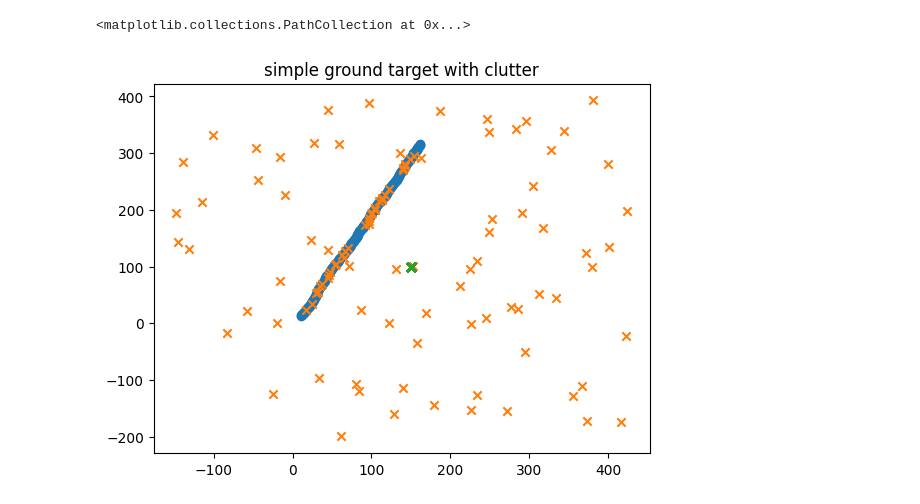
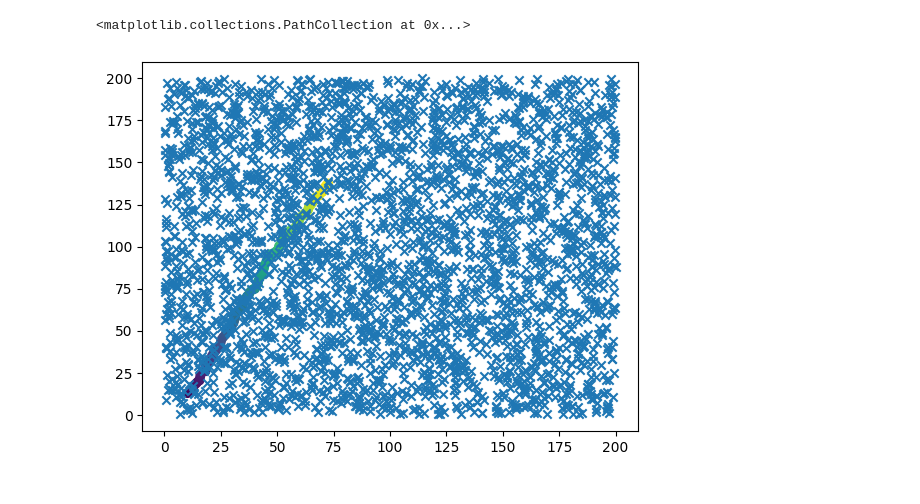
Before and after one commit to eholmgre/tda, a Jupyter notebook: notebook/oracle_single_target_clutter.ipynb, the cells around one changed output. Drawn from its saved outputs; the diff is of its cells as text; code cells hidden in the pictures.

```diff
--- a/notebook/oracle_single_target_clutter.ipynb
+++ b/notebook/oracle_single_target_clutter.ipynb
@@ -12,3 +17,29 @@ from tda.tracker.filters.linear_kalman import LinearKalman
+# %%
+sim = Simulation()
+
+extent = np.array([[-50, -50, -1],
+                   [150, 150, 10]]).T
+
+platform = LTIObject(1, np.array([50, 50, 0]), sim, np.zeros((3, 3)))
+oracle = Oracle(1, platform, 2.0, np.eye(3) * 2.25, prob_detect=1.0, field_of_regard=extent)
+oracle.add_clutter_model(clutter_model.PoissonClutter(oracle, 100))
+platform.add_payload(oracle)
+
+target_Q = np.zeros((6, 6))
+target_Q[0, 0] = 0.25
+target_Q[1, 1] = 0.33
+
+target = LTIObject(2, np.array([10, 12, 0, 1, 2, 0]), sim, target_Q)
+
+sim._sim_objects.extend([platform, target])
+
+sim_records = sim.run()
+
+plt.scatter(sim_records["lti_object2"]["x"], sim_records["lti_object2"]["y"], c=sim_records["lti_object2"]["t"])
+plt.scatter(sim_records["oracle1"]["target_x"] + sim_records["oracle1"]["sensor_x"], sim_records["oracle1"]["target_y"] + sim_records["oracle1"]["sensor_y"], marker="x")
+# %% [output]
+<matplotlib.collections.PathCollection at 0x...>
+[figure, added]
 # %%
 def F(dt: float):
     F = np.eye(6, dtype=np.float64)
@@ -45,28 +70,0 @@ kf_record = kf.record()
-# %%
-sim = Simulation(sim_length=150)
-
-extent = np.array([[-300, -300, 0],
-                   [300, 300, 10]]).T
-
-platform = LTIObject(1, np.array([150, 100, 0]), sim, np.zeros((3, 3)))
-oracle = Oracle(1, platform, 2.0, np.eye(3) * 2.25, prob_detect=1.0, field_of_regard=extent)
-oracle.add_clutter_model(clutter_model.PoissonClutter(oracle, 1))
-platform.add_payload(oracle)
-
-target_Q = np.zeros((6, 6))
-target_Q[0, 0] = 0.11
-target_Q[1, 1] = 0.07
-
-target = LTIObject(2, np.array([10, 12, 0, 1, 2, 0]), sim, target_Q)
-
-sim._sim_objects.extend([platform, target])
-
-sim_records = sim.run()
-
-plt.title("simple ground target with clutter")
-plt.scatter(sim_records["lti_object2"]["x"], sim_records["lti_object2"]["y"])
-plt.scatter(sim_records["oracle1"]["target_x"] + sim_records["oracle1"]["sensor_x"], sim_records["oracle1"]["target_y"] + sim_records["oracle1"]["sensor_y"], marker="x")
-plt.scatter(sim_records["oracle1"]["sensor_x"], sim_records["oracle1"]["sensor_y"], marker="x")
-# %% [output]
-<matplotlib.collections.PathCollection at 0x...>
-[figure, removed]
```
Also changed, not shown: parts of 7 cells of this notebook, 9 other files.
